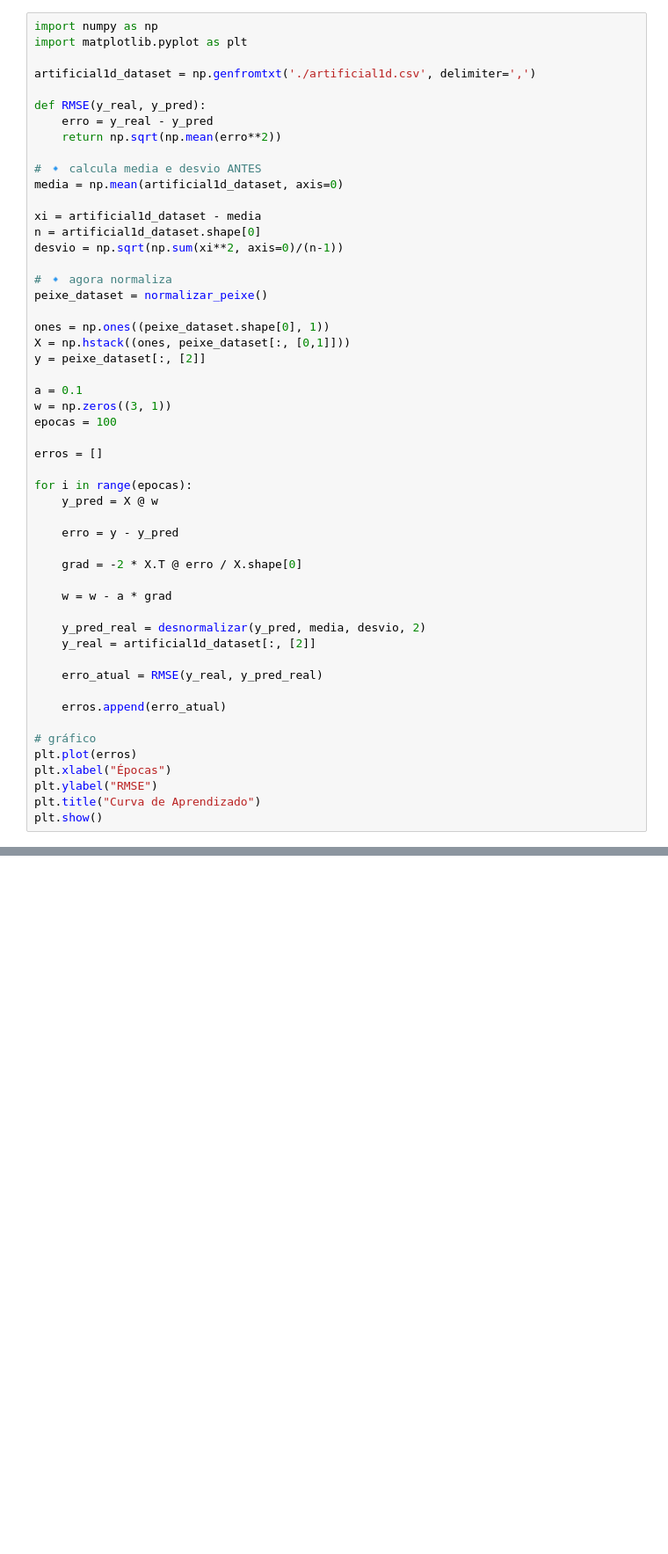
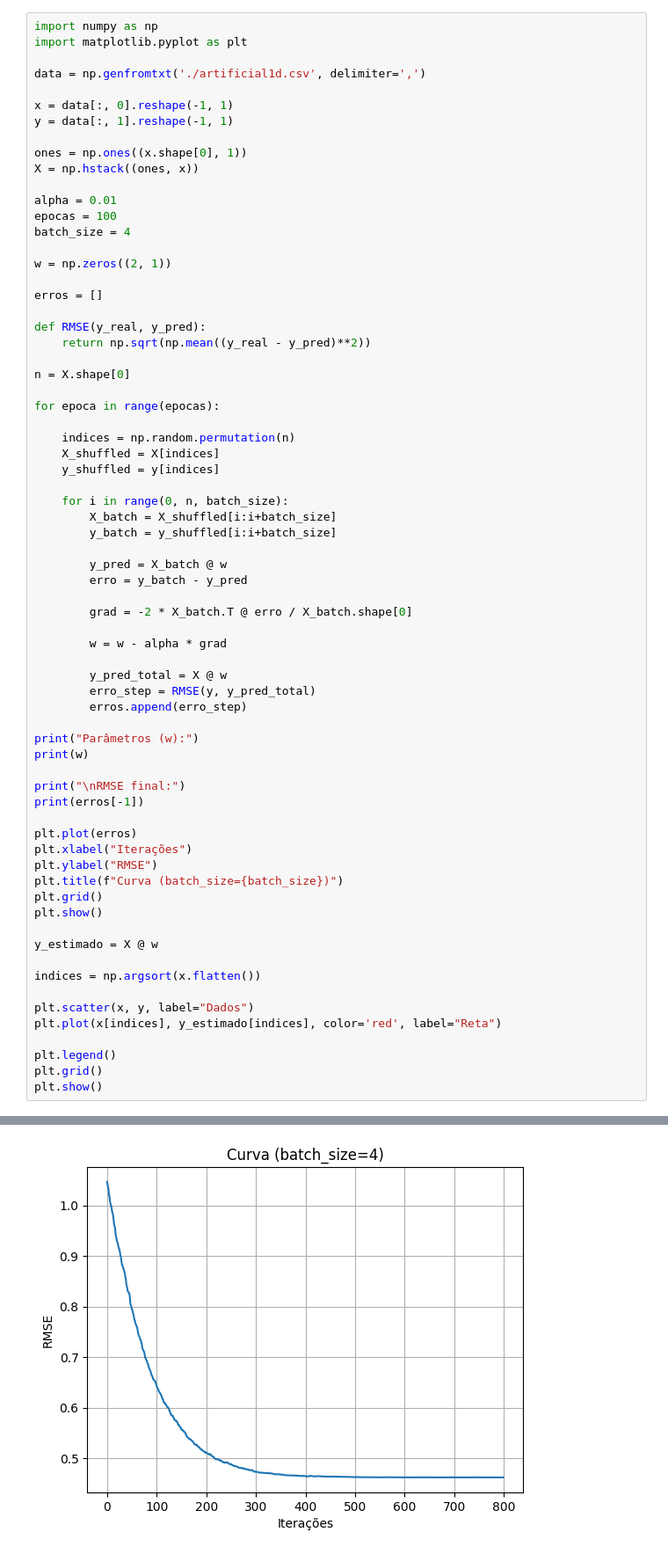
Before and after one commit to DiogoSantiago2808/Lista1-ML, a Jupyter notebook: main.ipynb, the cells around one changed output, grey strips where cells are left out. Shown at 88% size. Drawn from its saved outputs; the diff is of its cells as text; blank space fills up the shorter version.

Commit message:
finalização da lista 1

```diff
--- a/main.ipynb
+++ b/main.ipynb
@@ -104,51 +106,69 @@ array([[-1.64708932, -2.01776249],
 import numpy as np
 import matplotlib.pyplot as plt
 
-artificial1d_dataset = np.genfromtxt('./artificial1d.csv', delimiter=',')
+data = np.genfromtxt('./artificial1d.csv', delimiter=',')
 
-def RMSE(y_real, y_pred):
-    erro = y_real - y_pred
-    return np.sqrt(np.mean(erro**2))
+x = data[:, 0].reshape(-1, 1)
+y = data[:, 1].reshape(-1, 1)
 
-# 🔹 calcula media e desvio ANTES
-media = np.mean(artificial1d_dataset, axis=0)
+ones = np.ones((x.shape[0], 1))
+X = np.hstack((ones, x))
 
-xi = artificial1d_dataset - media
-n = artificial1d_dataset.shape[0]
-desvio = np.sqrt(np.sum(xi**2, axis=0)/(n-1))
+alpha = 0.01
+epocas = 100
+batch_size = 4
 
-# 🔹 agora normaliza
-peixe_dataset = normalizar_peixe()
-
-ones = np.ones((peixe_dataset.shape[0], 1))
-X = np.hstack((ones, peixe_dataset[:, [0,1]]))
-y = peixe_dataset[:, [2]]
-
-a = 0.1
-w = np.zeros((3, 1))
-epocas = 100
+w = np.zeros((2, 1))
 
 erros = []
 
-for i in range(epocas):
-    y_pred = X @ w
+def RMSE(y_real, y_pred):
+    return np.sqrt(np.mean((y_real - y_pred)**2))
 
-    erro = y - y_pred
+n = X.shape[0]
 
-    grad = -2 * X.T @ erro / X.shape[0]
+for epoca in range(epocas):
 
-    w = w - a * grad
+    indices = np.random.permutation(n)
+    X_shuffled = X[indices]
+    y_shuffled = y[indices]
 
-    y_pred_real = desnormalizar(y_pred, media, desvio, 2)
-    y_real = artificial1d_dataset[:, [2]]
+    for i in range(0, n, batch_size):
+        X_batch = X_shuffled[i:i+batch_size]
+        y_batch = y_shuffled[i:i+batch_size]
 
-    erro_atual = RMSE(y_real, y_pred_real)
+        y_pred = X_batch @ w
+        erro = y_batch - y_pred
 
-    erros.append(erro_atual)
+        grad = -2 * X_batch.T @ erro / X_batch.shape[0]
 
-# gráfico
+        w = w - alpha * grad
+
+        y_pred_total = X @ w
+        erro_step = RMSE(y, y_pred_total)
+        erros.append(erro_step)
+
+print("Parâmetros (w):")
+print(w)
+
+print("\nRMSE final:")
+print(erros[-1])
+
 plt.plot(erros)
-plt.xlabel("Épocas")
+plt.xlabel("Iterações")
 plt.ylabel("RMSE")
-plt.title("Curva de Aprendizado")
+plt.title(f"Curva (batch_size={batch_size})")
+plt.grid()
 plt.show()
+
+y_estimado = X @ w
+
+indices = np.argsort(x.flatten())
+
+plt.scatter(x, y, label="Dados")
+plt.plot(x[indices], y_estimado[indices], color='red', label="Reta")
+
+plt.legend()
+plt.grid()
+plt.show()
+# %% [output]
@@ -154,0 +181 @@ plt.show()
+[figure, added]
```
Also changed, not shown: parts of 12 cells of this notebook.
